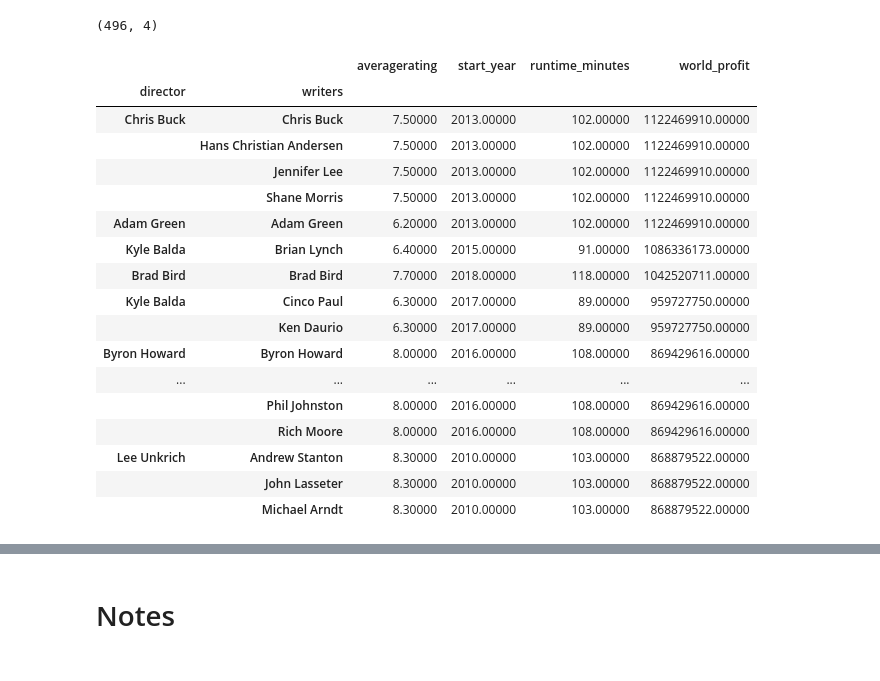
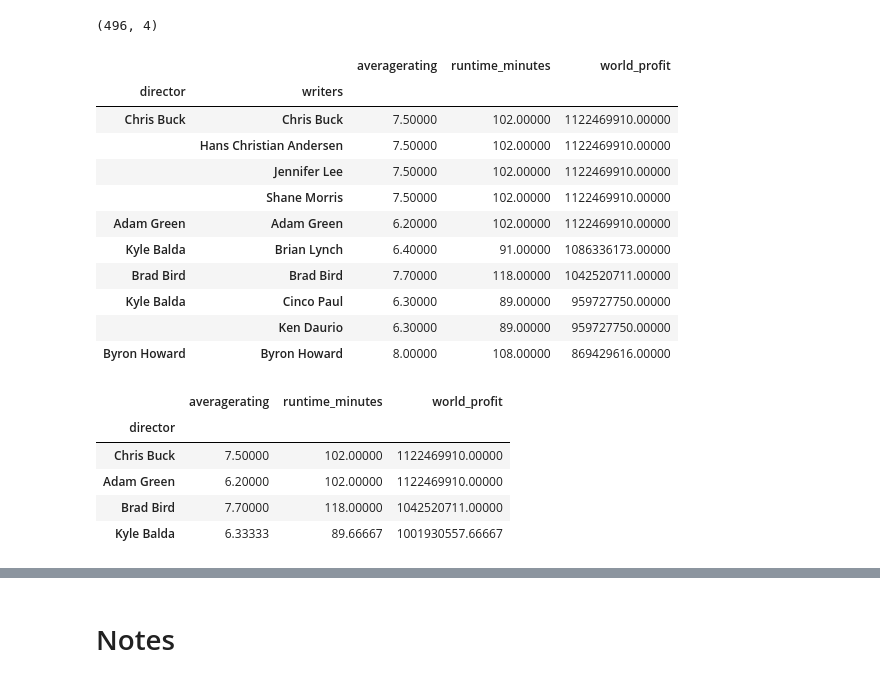
Before and after one commit to wasih790/Microsoft_Movie_Studio, a Jupyter notebook: 2_Statistical_Plotting/Question 3 - Director and Movie .ipynb, the cells around one changed output, grey strips where cells are left out. Cells and saved outputs as stored; diff of their text form; code cells hidden in the pictures.

Commit message:
Graphed the groubed directors"

```diff
--- a/2_Statistical_Plotting/Question 3 - Director and Movie .ipynb
+++ b/2_Statistical_Plotting/Question 3 - Director and Movie .ipynb
@@ -152,24 +152,21 @@ ani_profit.shape
 # getting the shape of dataframe
 # %% [output]
 (496, 4)
+# %%
+# dropping the start_year because we dont need it
+ani_profit = ani_profit.drop('start_year', axis=1)
 # %%
-ani_profit.iloc[:20]
+ani_profit.iloc[:10]
 # %% [output]
-|  |  | averagerating | start_year | runtime_minutes | world_profit |
-| director | writers |  |  |  |  |
-| Chris Buck | Chris Buck | 7.50000 | 2013.00000 | 102.00000 | 1122469910.00000 |
-|  | Hans Christian Andersen | 7.50000 | 2013.00000 | 102.00000 | 1122469910.00000 |
-|  | Jennifer Lee | 7.50000 | 2013.00000 | 102.00000 | 1122469910.00000 |
-|  | Shane Morris | 7.50000 | 2013.00000 | 102.00000 | 1122469910.00000 |
-| Adam Green | Adam Green | 6.20000 | 2013.00000 | 102.00000 | 1122469910.00000 |
-| Kyle Balda | Brian Lynch | 6.40000 | 2015.00000 | 91.00000 | 1086336173.00000 |
-| Brad Bird | Brad Bird | 7.70000 | 2018.00000 | 118.00000 | 1042520711.00000 |
-| Kyle Balda | Cinco Paul | 6.30000 | 2017.00000 | 89.00000 | 959727750.00000 |
-|  | Ken Daurio | 6.30000 | 2017.00000 | 89.00000 | 959727750.00000 |
-| Byron Howard | Byron Howard | 8.00000 | 2016.00000 | 108.00000 | 869429616.00000 |
-| ... | ... | ... | ... | ... | ... |
-|  | Phil Johnston | 8.00000 | 2016.00000 | 108.00000 | 869429616.00000 |
-|  | Rich Moore | 8.00000 | 2016.00000 | 108.00000 | 869429616.00000 |
-| Lee Unkrich | Andrew Stanton | 8.30000 | 2010.00000 | 103.00000 | 868879522.00000 |
-|  | John Lasseter | 8.30000 | 2010.00000 | 103.00000 | 868879522.00000 |
-|  | Michael Arndt | 8.30000 | 2010.00000 | 103.00000 | 868879522.00000 |
+|  |  | averagerating | runtime_minutes | world_profit |
+| director | writers |  |  |  |
+| Chris Buck | Chris Buck | 7.50000 | 102.00000 | 1122469910.00000 |
+|  | Hans Christian Andersen | 7.50000 | 102.00000 | 1122469910.00000 |
+|  | Jennifer Lee | 7.50000 | 102.00000 | 1122469910.00000 |
+|  | Shane Morris | 7.50000 | 102.00000 | 1122469910.00000 |
+| Adam Green | Adam Green | 6.20000 | 102.00000 | 1122469910.00000 |
+| Kyle Balda | Brian Lynch | 6.40000 | 91.00000 | 1086336173.00000 |
+| Brad Bird | Brad Bird | 7.70000 | 118.00000 | 1042520711.00000 |
+| Kyle Balda | Cinco Paul | 6.30000 | 89.00000 | 959727750.00000 |
+|  | Ken Daurio | 6.30000 | 89.00000 | 959727750.00000 |
+| Byron Howard | Byron Howard | 8.00000 | 108.00000 | 869429616.00000 |
@@ -175,0 +178,9 @@ ani_profit.iloc[:20]
+# %%
+ani_direct_profit.iloc[:4]
+# %% [output]
+|  | averagerating | runtime_minutes | world_profit |
+| director |  |  |  |
+| Chris Buck | 7.50000 | 102.00000 | 1122469910.00000 |
+| Adam Green | 6.20000 | 102.00000 | 1122469910.00000 |
+| Brad Bird | 7.70000 | 118.00000 | 1042520711.00000 |
+| Kyle Balda | 6.33333 | 89.66667 | 1001930557.66667 |
```
Also changed, not shown: parts of 7 cells of this notebook.
